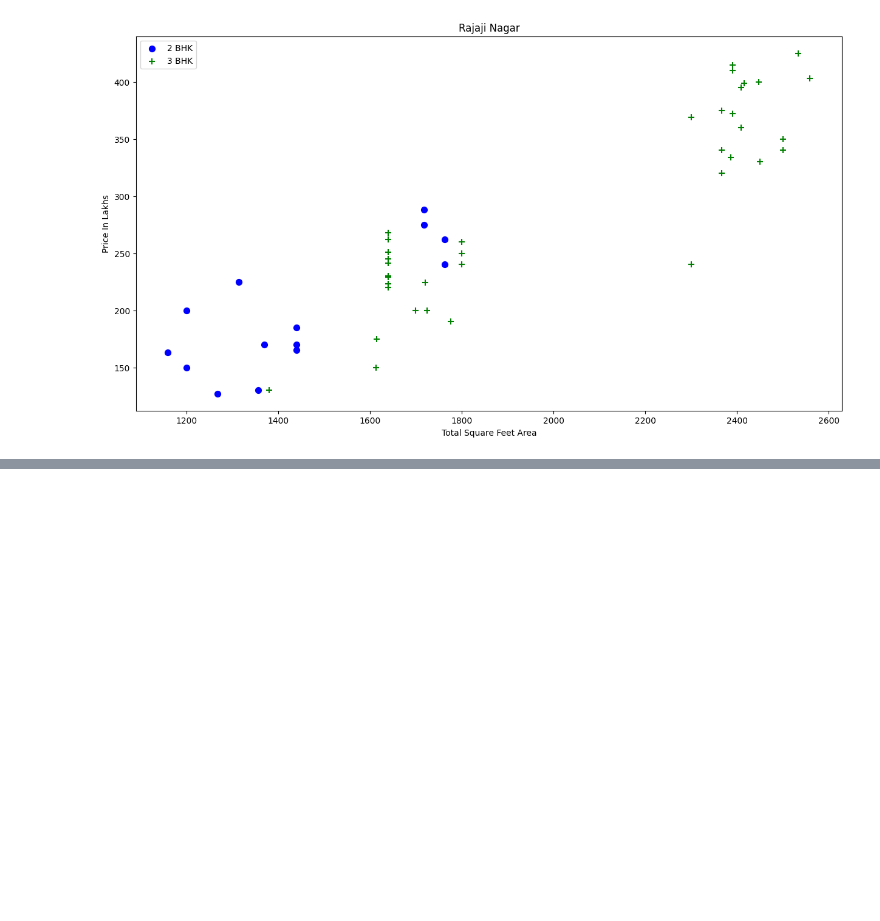
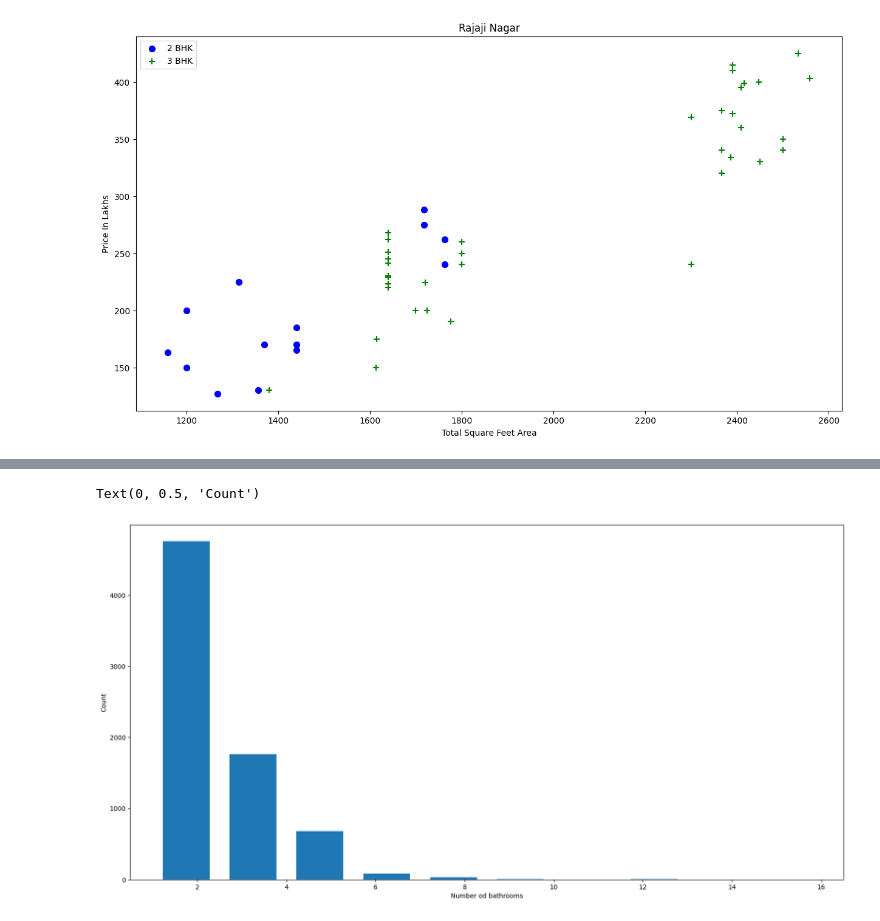
Before and after one commit to ahmedcurious/Data-Science-Work, a Jupyter notebook: Machine_Learning/Projects/Real_Estate_Prediction_Project/file.ipynb, the cells around one changed output, grey strips where cells are left out. Saved outputs shown, nothing was run; the diff lists cells and outputs as text; code cells hidden in the pictures; blank space fills up the shorter version.

```diff
--- a/Machine_Learning/Projects/Real_Estate_Prediction_Project/file.ipynb
+++ b/Machine_Learning/Projects/Real_Estate_Prediction_Project/file.ipynb
@@ -496,0 +558,7 @@ plot_scatter_chart(df_6,'Rajaji Nagar')
+# %%
+plt.hist(df_7.bath, rwidth=0.7)
+plt.xlabel("Number od bathrooms")
+plt.ylabel("Count")
+# %% [output]
+Text(0, 0.5, 'Count')
+[figure, added]
```
Also changed, not shown: parts of 31 cells of this notebook, 2 other files.
